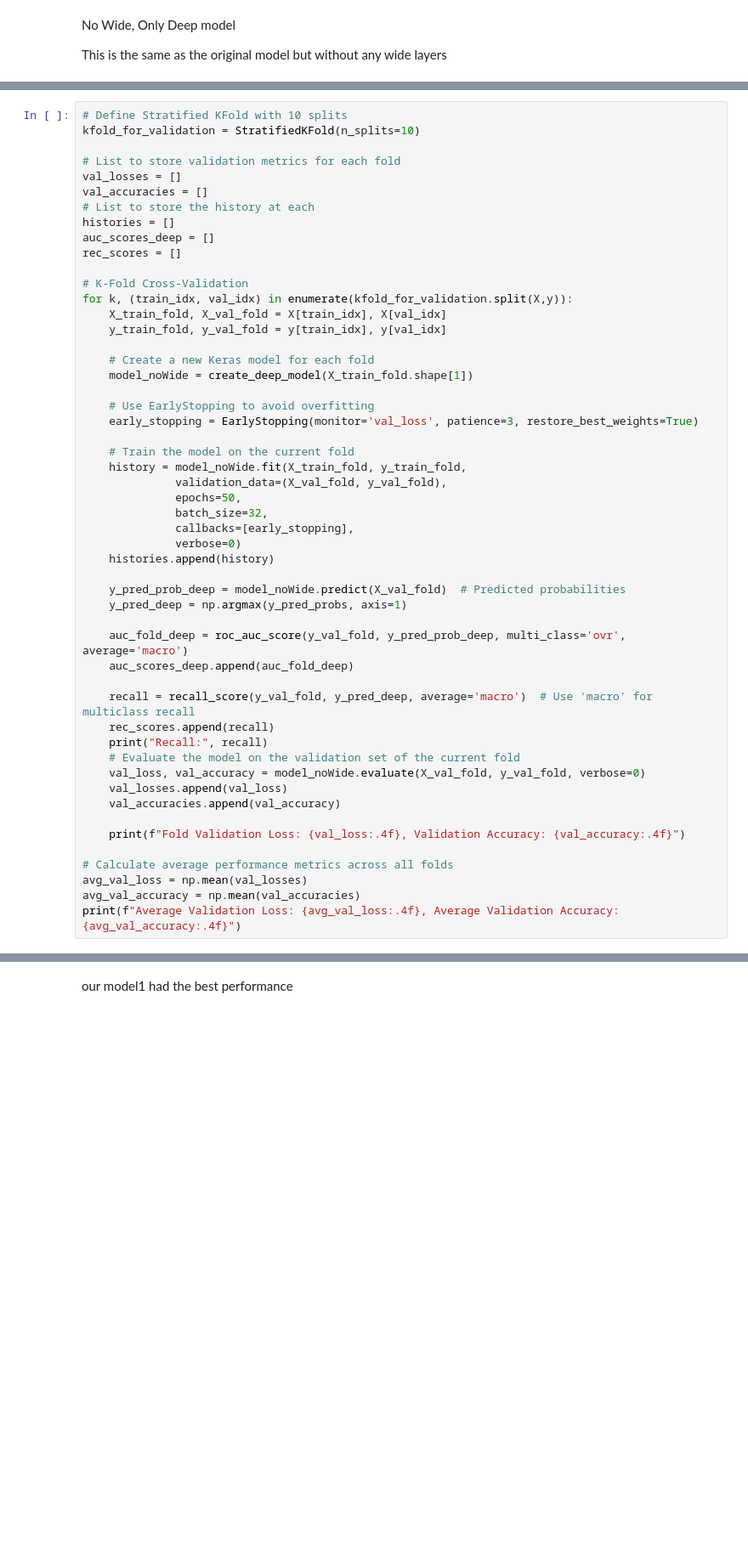
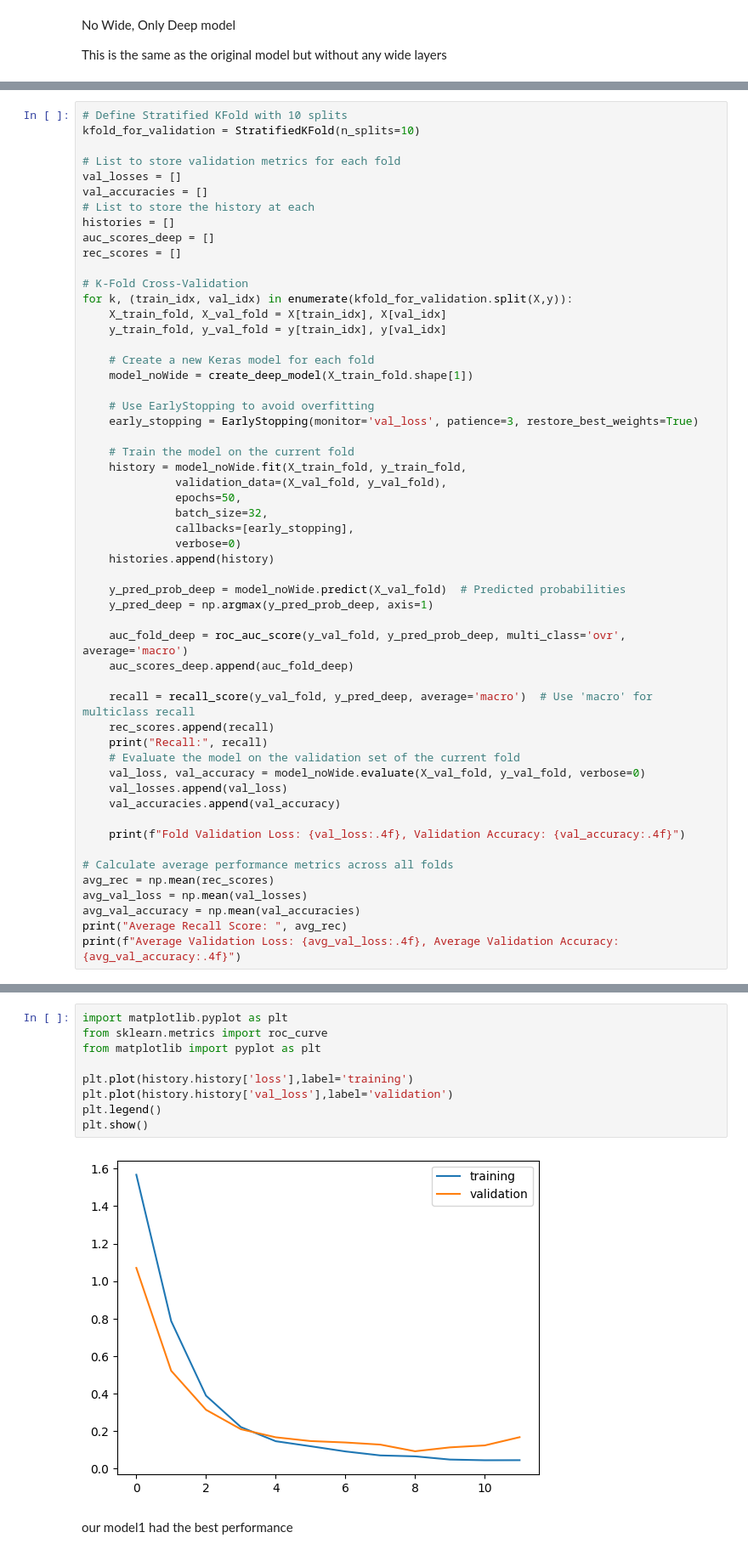
Before and after one commit to kwener/MLLab5-2, a Jupyter notebook: MlLab5.ipynb, the cells around one changed output, grey strips where cells are left out. Shown: that part at 85% size. Cells and saved outputs as stored; diff of their text form; blank space fills up the shorter version.

```diff
--- a/MlLab5.ipynb
+++ b/MlLab5.ipynb
@@ -745,7 +782,7 @@ for k, (train_idx, val_idx) in enumerate(kfold_for_validation.split(X,y)):
     histories.append(history)
 
     y_pred_prob_deep = model_noWide.predict(X_val_fold)  # Predicted probabilities
-    y_pred_deep = np.argmax(y_pred_probs, axis=1)
+    y_pred_deep = np.argmax(y_pred_prob_deep, axis=1)
 
     auc_fold_deep = roc_auc_score(y_val_fold, y_pred_prob_deep, multi_class='ovr', average='macro')
     auc_scores_deep.append(auc_fold_deep)
@@ -761,7 +798,9 @@ for k, (train_idx, val_idx) in enumerate(kfold_for_validation.split(X,y)):
     print(f"Fold Validation Loss: {val_loss:.4f}, Validation Accuracy: {val_accuracy:.4f}")
 
 # Calculate average performance metrics across all folds
+avg_rec = np.mean(rec_scores)
 avg_val_loss = np.mean(val_losses)
 avg_val_accuracy = np.mean(val_accuracies)
+print("Average Recall Score: ", avg_rec)
 print(f"Average Validation Loss: {avg_val_loss:.4f}, Average Validation Accuracy: {avg_val_accuracy:.4f}")
 # %% [output]
@@ -770,3 +824,14 @@ ValueError: Found input variables with inconsistent numbers of samples: [212, 21
+# %%
+import matplotlib.pyplot as plt
+from sklearn.metrics import roc_curve
+from matplotlib import pyplot as plt
+
+plt.plot(history.history['loss'],label='training')
+plt.plot(history.history['val_loss'],label='validation')
+plt.legend()
+plt.show()
+# %% [output]
+[figure, added]
 # %% [markdown]
 our model1 had the best performance
 # %%
```
Also changed, not shown: parts of 12 cells of this notebook.
